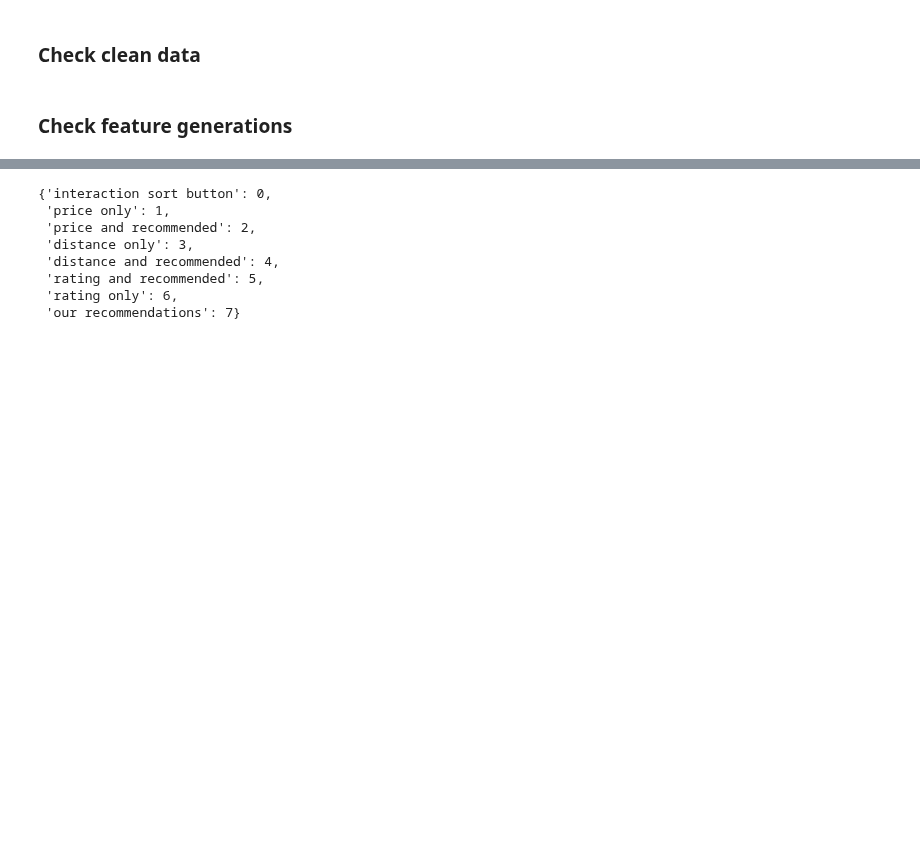
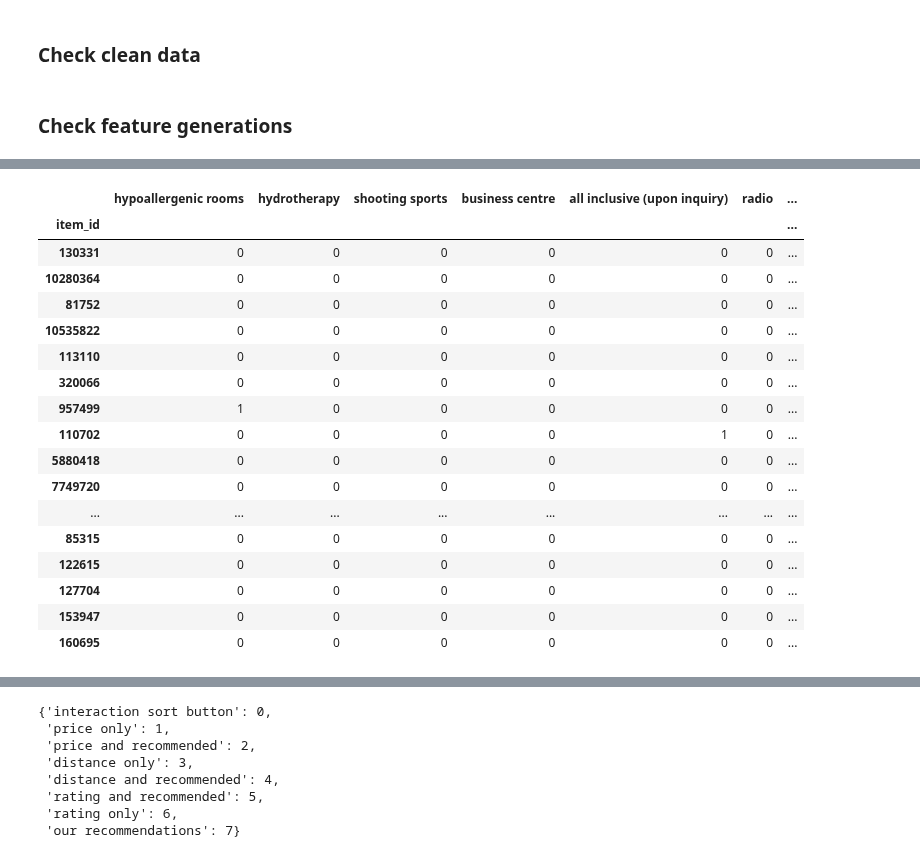
Before and after one commit to samshipengs/naps, a Jupyter notebook: eye_balling.ipynb, the cells around one changed output, grey strips where cells are left out. Cells and saved outputs as stored; diff of their text form; code cells hidden in the pictures; blank space fills up the shorter version.

```diff
--- a/eye_balling.ipynb
+++ b/eye_balling.ipynb
@@ -66,0 +112,23 @@ raw_demo
+# %%
+cols_sum = refs_meta_useful.sum(axis=0)
+one_cols = cols_sum[cols_sum==1].index
+refs_meta_useful[one_cols]
+# %% [output]
+|  | hypoallergenic rooms | hydrotherapy | shooting sports | business centre | all inclusive (upon inquiry) | radio | ... |
+| item_id |  |  |  |  |  |  | ... |
+| 130331 | 0 | 0 | 0 | 0 | 0 | 0 | ... |
+| 10280364 | 0 | 0 | 0 | 0 | 0 | 0 | ... |
+| 81752 | 0 | 0 | 0 | 0 | 0 | 0 | ... |
+| 10535822 | 0 | 0 | 0 | 0 | 0 | 0 | ... |
+| 113110 | 0 | 0 | 0 | 0 | 0 | 0 | ... |
+| 320066 | 0 | 0 | 0 | 0 | 0 | 0 | ... |
+| 957499 | 1 | 0 | 0 | 0 | 0 | 0 | ... |
+| 110702 | 0 | 0 | 0 | 0 | 1 | 0 | ... |
+| 5880418 | 0 | 0 | 0 | 0 | 0 | 0 | ... |
+| 7749720 | 0 | 0 | 0 | 0 | 0 | 0 | ... |
+| ... | ... | ... | ... | ... | ... | ... | ... |
+| 85315 | 0 | 0 | 0 | 0 | 0 | 0 | ... |
+| 122615 | 0 | 0 | 0 | 0 | 0 | 0 | ... |
+| 127704 | 0 | 0 | 0 | 0 | 0 | 0 | ... |
+| 153947 | 0 | 0 | 0 | 0 | 0 | 0 | ... |
+| 160695 | 0 | 0 | 0 | 0 | 0 | 0 | ... |
```
Also changed, not shown: parts of 17 cells of this notebook, 1 other file.
